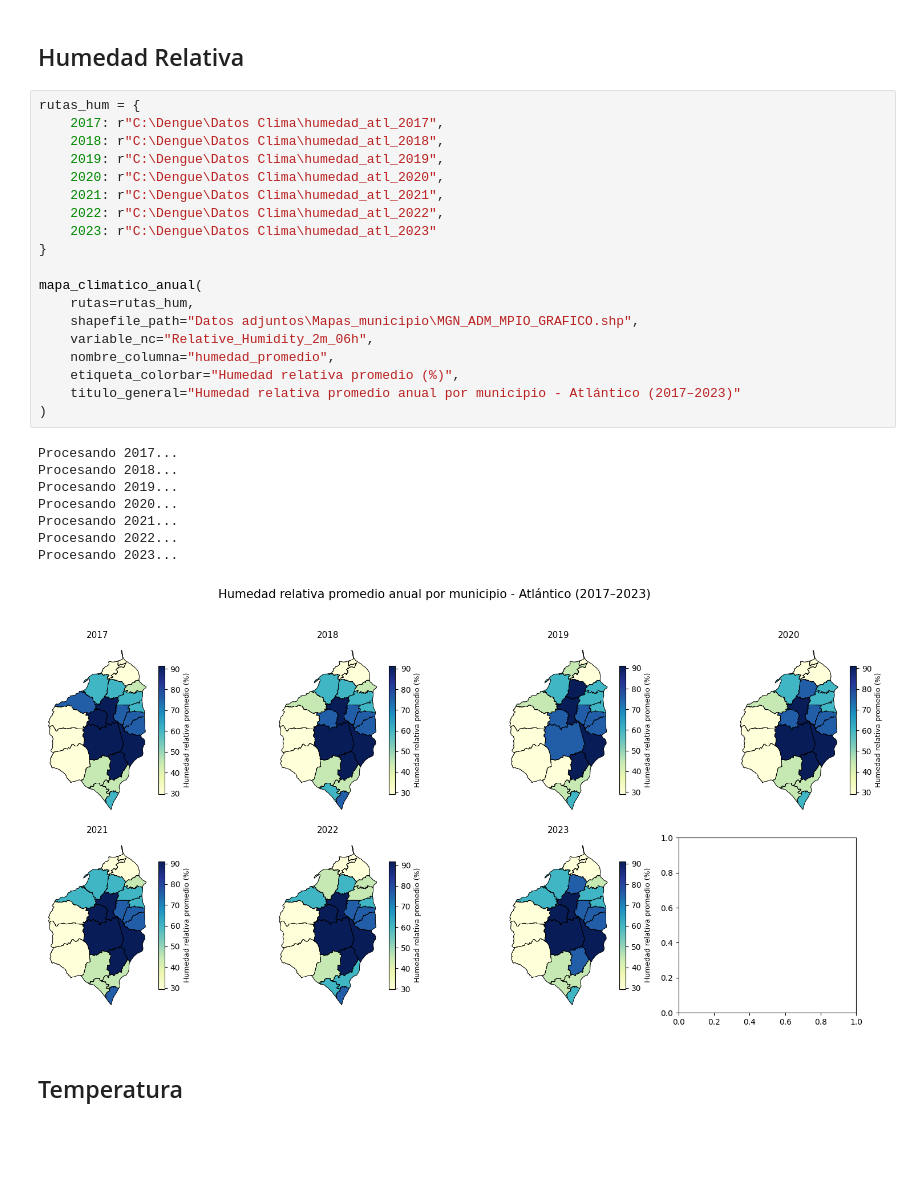
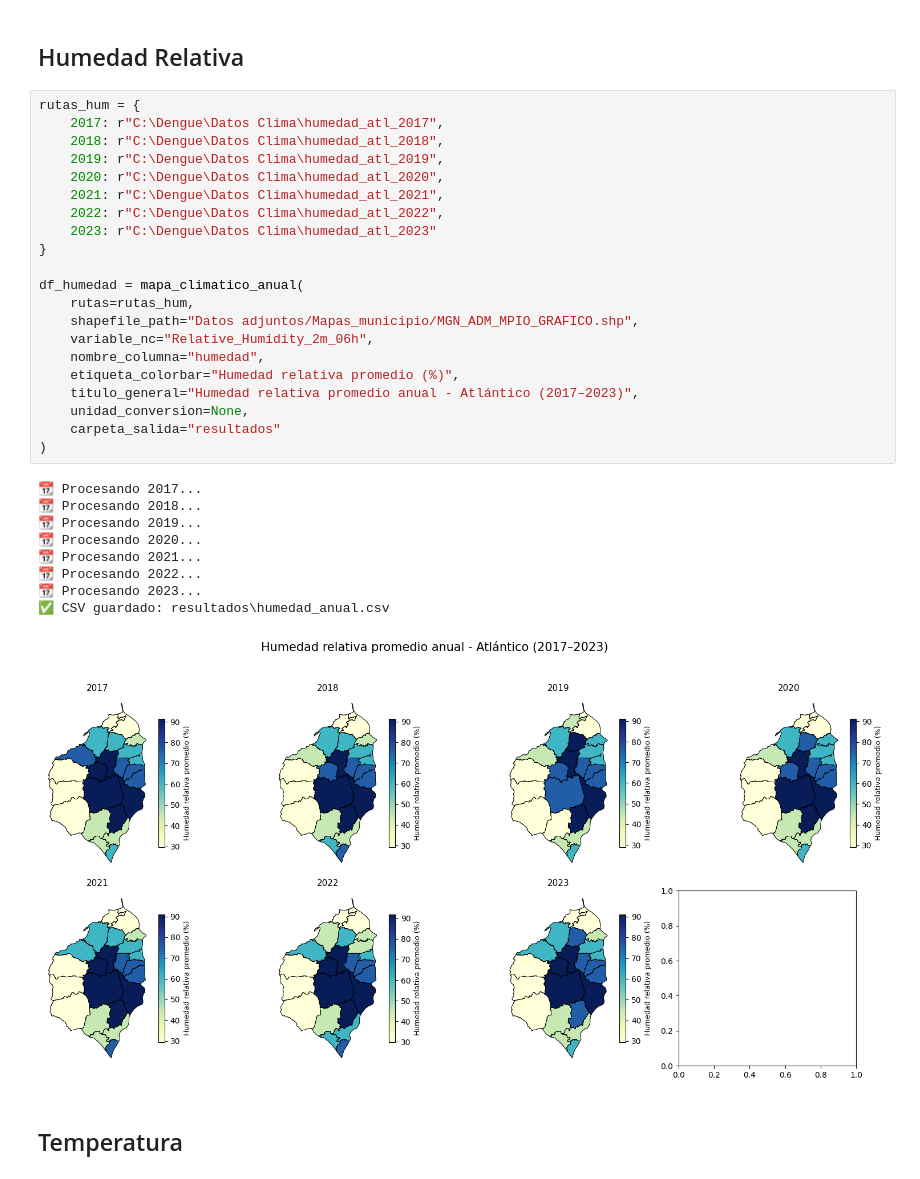
Before and after one commit to Darally06/Dengue_caracterization, a Jupyter notebook: 6_var_entorno.ipynb, the cells around one changed output. Cells and saved outputs as stored; diff of their text form; blank space fills up the shorter version.

```diff
--- a/6_var_entorno.ipynb
+++ b/6_var_entorno.ipynb
@@ -194,31 +198,34 @@ Procesando 2023...
 # %%
 rutas_hum = {
     2017: r"C:\Dengue\Datos Clima\humedad_atl_2017",
     2018: r"C:\Dengue\Datos Clima\humedad_atl_2018",
     2019: r"C:\Dengue\Datos Clima\humedad_atl_2019",
     2020: r"C:\Dengue\Datos Clima\humedad_atl_2020",
     2021: r"C:\Dengue\Datos Clima\humedad_atl_2021",
     2022: r"C:\Dengue\Datos Clima\humedad_atl_2022",
     2023: r"C:\Dengue\Datos Clima\humedad_atl_2023"
 }
 
-mapa_climatico_anual(
+df_humedad = mapa_climatico_anual(
     rutas=rutas_hum,
-    shapefile_path="Datos adjuntos\Mapas_municipio\MGN_ADM_MPIO_GRAFICO.shp",
+    shapefile_path="Datos adjuntos/Mapas_municipio/MGN_ADM_MPIO_GRAFICO.shp",
     variable_nc="Relative_Humidity_2m_06h",
-    nombre_columna="humedad_promedio",
+    nombre_columna="humedad",
     etiqueta_colorbar="Humedad relativa promedio (%)",
-    titulo_general="Humedad relativa promedio anual por municipio - Atlántico (2017–2023)"
+    titulo_general="Humedad relativa promedio anual - Atlántico (2017–2023)",
+    unidad_conversion=None,
+    carpeta_salida="resultados"
 )
 # %% [output]
-Procesando 2017...
-Procesando 2018...
-Procesando 2019...
-Procesando 2020...
-Procesando 2021...
-Procesando 2022...
-Procesando 2023...
+📆 Procesando 2017...
+📆 Procesando 2018...
+📆 Procesando 2019...
+📆 Procesando 2020...
+📆 Procesando 2021...
+📆 Procesando 2022...
+📆 Procesando 2023...
+✅ CSV guardado: resultados\humedad_anual.csv
-[figure, old version]
+[figure, new version]
 # %% [markdown]
 ## Temperatura
 # %% [markdown]
```
Also changed, not shown: parts of 9 cells of this notebook, 6 other files.
